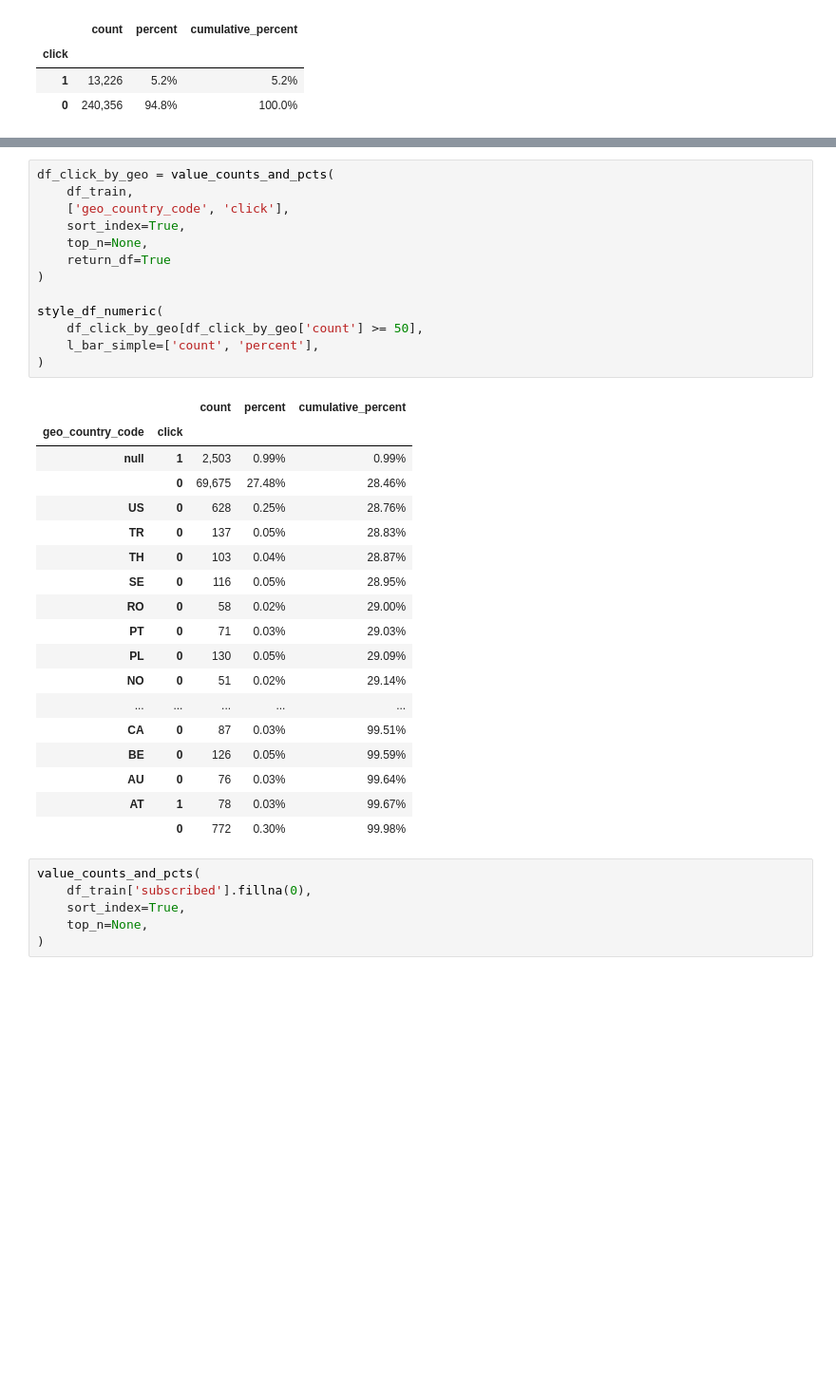
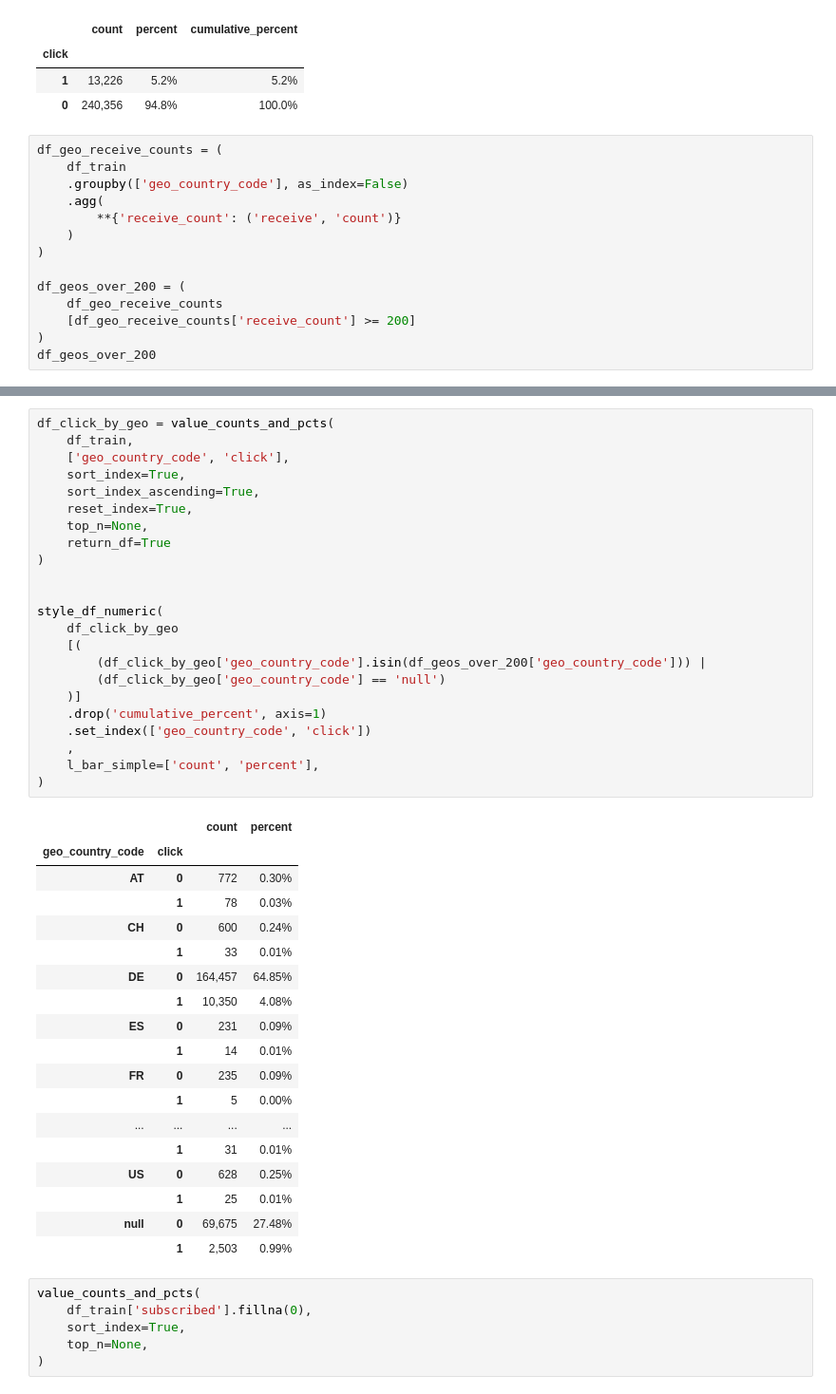
Before and after one commit to nazanin-zinouri/subclu, a Jupyter notebook: notebooks/pn_modeling/djb_03.00-2023-04-17-get_training_data_and_run_baseline_models.ipynb, the cells around one changed output, grey strips where cells are left out. Shown at 95% size. Drawn from its saved outputs; the diff is of its cells as text; blank space fills up the shorter version.

```diff
--- a/notebooks/pn_modeling/djb_03.00-2023-04-17-get_training_data_and_run_baseline_models.ipynb
+++ b/notebooks/pn_modeling/djb_03.00-2023-04-17-get_training_data_and_run_baseline_models.ipynb
@@ -385,3 +406,17 @@ value_counts_and_pcts(
 | click |  |  |  |
 | 1 | 13,226 | 5.2% | 5.2% |
 | 0 | 240,356 | 94.8% | 100.0% |
+# %%
+df_geo_receive_counts = (
+    df_train
+    .groupby(['geo_country_code'], as_index=False)
+    .agg(
+        **{'receive_count': ('receive', 'count')}
+    )
+)
+
+df_geos_over_200 = (
+    df_geo_receive_counts
+    [df_geo_receive_counts['receive_count'] >= 200]
+)
+df_geos_over_200
@@ -388,35 +437,45 @@ value_counts_and_pcts(
 # %%
 df_click_by_geo = value_counts_and_pcts(
     df_train,
     ['geo_country_code', 'click'],
     sort_index=True,
+    sort_index_ascending=True,
+    reset_index=True,
     top_n=None,
     return_df=True
 )
 
+
 style_df_numeric(
-    df_click_by_geo[df_click_by_geo['count'] >= 50],
+    df_click_by_geo
+    [(
+        (df_click_by_geo['geo_country_code'].isin(df_geos_over_200['geo_country_code'])) |
+        (df_click_by_geo['geo_country_code'] == 'null')
+    )]
+    .drop('cumulative_percent', axis=1)
+    .set_index(['geo_country_code', 'click'])
+    ,
     l_bar_simple=['count', 'percent'],
 )
 # %% [output]
-|  |  | count | percent | cumulative_percent |
-| geo_country_code | click |  |  |  |
-| null | 1 | 2,503 | 0.99% | 0.99% |
-|  | 0 | 69,675 | 27.48% | 28.46% |
-| US | 0 | 628 | 0.25% | 28.76% |
-| TR | 0 | 137 | 0.05% | 28.83% |
-| TH | 0 | 103 | 0.04% | 28.87% |
-| SE | 0 | 116 | 0.05% | 28.95% |
-| RO | 0 | 58 | 0.02% | 29.00% |
-| PT | 0 | 71 | 0.03% | 29.03% |
-| PL | 0 | 130 | 0.05% | 29.09% |
-| NO | 0 | 51 | 0.02% | 29.14% |
-| ... | ... | ... | ... | ... |
-| CA | 0 | 87 | 0.03% | 99.51% |
-| BE | 0 | 126 | 0.05% | 99.59% |
-| AU | 0 | 76 | 0.03% | 99.64% |
-| AT | 1 | 78 | 0.03% | 99.67% |
-|  | 0 | 772 | 0.30% | 99.98% |
+|  |  | count | percent |
+| geo_country_code | click |  |  |
+| AT | 0 | 772 | 0.30% |
+|  | 1 | 78 | 0.03% |
+| CH | 0 | 600 | 0.24% |
+|  | 1 | 33 | 0.01% |
+| DE | 0 | 164,457 | 64.85% |
+|  | 1 | 10,350 | 4.08% |
+| ES | 0 | 231 | 0.09% |
+|  | 1 | 14 | 0.01% |
+| FR | 0 | 235 | 0.09% |
+|  | 1 | 5 | 0.00% |
+| ... | ... | ... | ... |
+|  | 1 | 31 | 0.01% |
+| US | 0 | 628 | 0.25% |
+|  | 1 | 25 | 0.01% |
+| null | 0 | 69,675 | 27.48% |
+|  | 1 | 2,503 | 0.99% |
 # %%
 value_counts_and_pcts(
     df_train['subscribed'].fillna(0),
```
Also changed, not shown: parts of 7 cells of this notebook, 1 other file.
